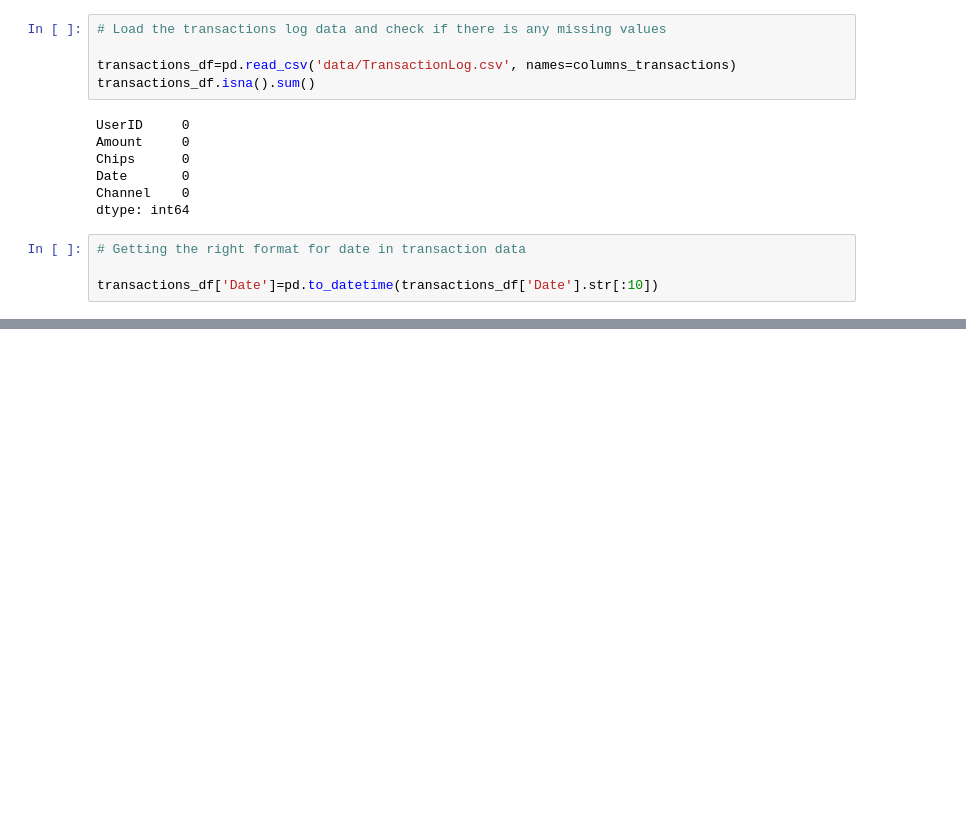
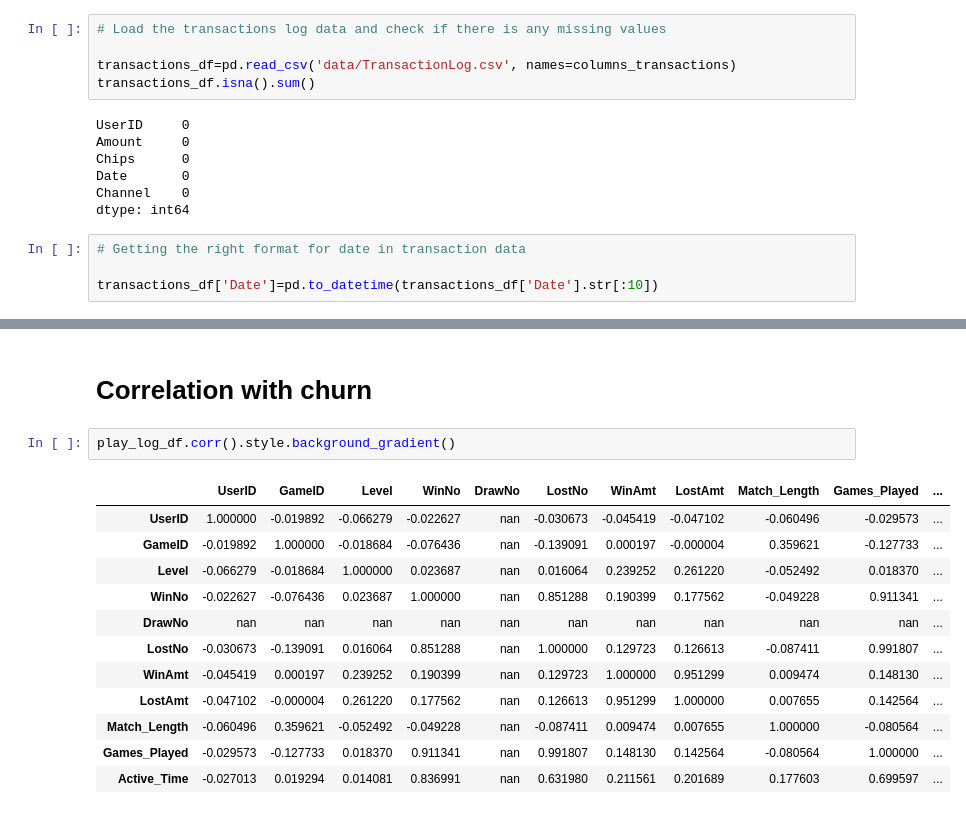
Before and after one commit to lechiben/churn-ltv-prediction, a Jupyter notebook: Churn Rate Prediction.ipynb, the cells around one changed output, grey strips where cells are left out. Cells and saved outputs as stored; diff of their text form; blank space fills up the shorter version.

```diff
--- a/Churn Rate Prediction.ipynb
+++ b/Churn Rate Prediction.ipynb
@@ -208,0 +220,17 @@ print(f'Score on test: {churn_linear_regression.score(X_test, y_test)}')
+# %% [markdown]
+# Correlation with churn
+# %%
+play_log_df.corr().style.background_gradient()
+# %% [output]
+|  | UserID | GameID | Level | WinNo | DrawNo | LostNo | WinAmt | LostAmt | Match_Length | Games_Played | ... |
+| UserID | 1.000000 | -0.019892 | -0.066279 | -0.022627 | nan | -0.030673 | -0.045419 | -0.047102 | -0.060496 | -0.029573 | ... |
+| GameID | -0.019892 | 1.000000 | -0.018684 | -0.076436 | nan | -0.139091 | 0.000197 | -0.000004 | 0.359621 | -0.127733 | ... |
+| Level | -0.066279 | -0.018684 | 1.000000 | 0.023687 | nan | 0.016064 | 0.239252 | 0.261220 | -0.052492 | 0.018370 | ... |
+| WinNo | -0.022627 | -0.076436 | 0.023687 | 1.000000 | nan | 0.851288 | 0.190399 | 0.177562 | -0.049228 | 0.911341 | ... |
+| DrawNo | nan | nan | nan | nan | nan | nan | nan | nan | nan | nan | ... |
+| LostNo | -0.030673 | -0.139091 | 0.016064 | 0.851288 | nan | 1.000000 | 0.129723 | 0.126613 | -0.087411 | 0.991807 | ... |
+| WinAmt | -0.045419 | 0.000197 | 0.239252 | 0.190399 | nan | 0.129723 | 1.000000 | 0.951299 | 0.009474 | 0.148130 | ... |
+| LostAmt | -0.047102 | -0.000004 | 0.261220 | 0.177562 | nan | 0.126613 | 0.951299 | 1.000000 | 0.007655 | 0.142564 | ... |
+| Match_Length | -0.060496 | 0.359621 | -0.052492 | -0.049228 | nan | -0.087411 | 0.009474 | 0.007655 | 1.000000 | -0.080564 | ... |
+| Games_Played | -0.029573 | -0.127733 | 0.018370 | 0.911341 | nan | 0.991807 | 0.148130 | 0.142564 | -0.080564 | 1.000000 | ... |
+| Active_Time | -0.027013 | 0.019294 | 0.014081 | 0.836991 | nan | 0.631980 | 0.211561 | 0.201689 | 0.177603 | 0.699597 | ... |
```
Also changed, not shown: parts of 46 cells of this notebook.
